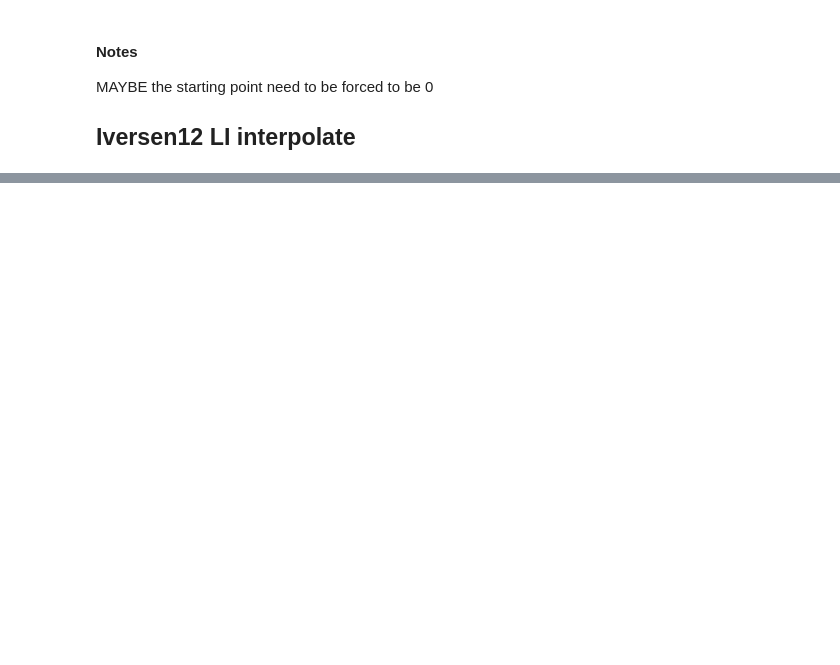
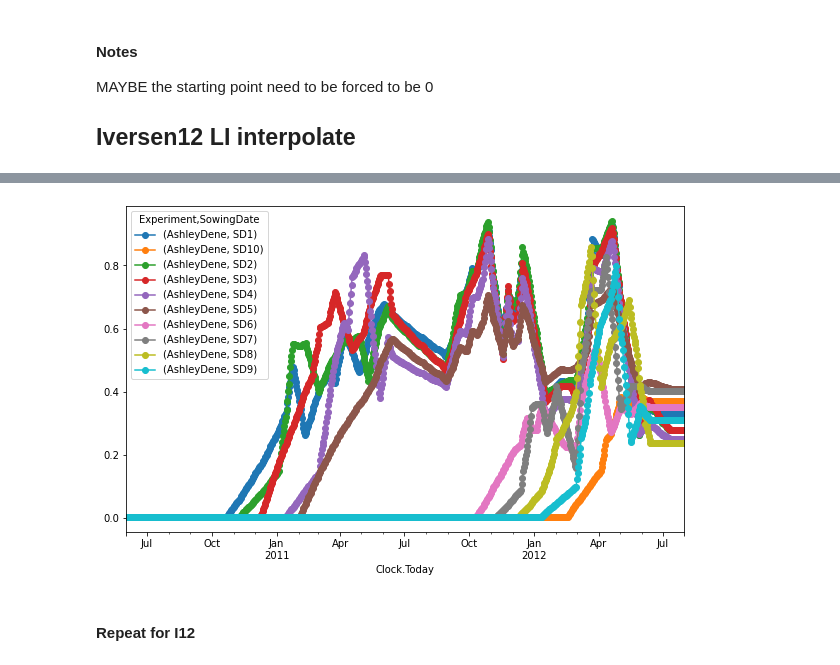
Before and after one commit to frank0434/Master, a Jupyter notebook: SetUpCoverDataForSlurp.ipynb, the cells around one changed output, grey strips where cells are left out. Drawn from its saved outputs; the diff is of its cells as text; code cells hidden in the pictures; blank space fills up the shorter version.

Commit message:
Staged notebook for CoverData of slurp

```diff
--- a/SetUpCoverDataForSlurp.ipynb
+++ b/SetUpCoverDataForSlurp.ipynb
@@ -251,0 +517,4 @@ LIGroupedMeanI12.loc[:,
+# %%
+# set index and rename columns
+sowingdates.set_index('SD', inplace=True)
+sowingdates.columns = ['AshleyDene', 'Iversen12']
@@ -251,0 +542,11 @@ LIGroupedMeanI12.loc[:,
+# %%
+LIAD = LI.filter(regex = 'Ashley')
+#Reindex coverdata frame to daily values
+TTAccumAD = met.loc[met['Experiment'] == 'AshleyDene', 'mean'].cumsum()
+TTAccumAD.index = pd.to_datetime(TTAccumAD.index)
+
+LIDailyAD = LIAD.reindex(TTAccumAD.index)
+LIDailyAD.loc[:, 'AccumTT'] = TTAccumAD
+# %%
+idx = pd.IndexSlice
+LIDailyAD.loc[LIDailyAD.index == '2012-06-02', idx[:,'SD1']]
@@ -251,0 +560,13 @@ LIGroupedMeanI12.loc[:,
+# %%
+for sd in sowingdates.index:
+    # Select the date for correpond sowing date
+    date0 = sowingdates.at[sd, 'AshleyDene']
+    # A slicer
+    idx = pd.IndexSlice
+    # Replace the row values with 0s
+    LIDailyAD.loc[LIDailyAD.index <= date0, idx[:,sd]] = float(0.001)
+    # Verification
+    df = LIDailyAD.loc[LIDailyAD.index == date0, idx[:,sd]]
+    print('\r')
+    print(date0)
+    print(df)
@@ -251,0 +622,11 @@ LIGroupedMeanI12.loc[:,
+# %%
+LIGroupedMeanADForced = LIDailyAD.groupby(axis=1, level=['Experiment', 'SowingDate']).mean()
+# Graph to check the data
+LIGroupedMeanADForced.loc[:,
+                          [X for X in LIGroupedMeanADForced.columns if X != (   'AccumTT',     '')]].plot(figsize=(10, 6),style='o-')
+
+plt.savefig('./05figures/StartJune_AD.png', dpi = 300, bbox_inches = 'tight')
+# %% [output]
+[figure, added]
+# %% [markdown]
+#### Repeat for I12
```
Also changed, not shown: parts of 65 cells of this notebook.
